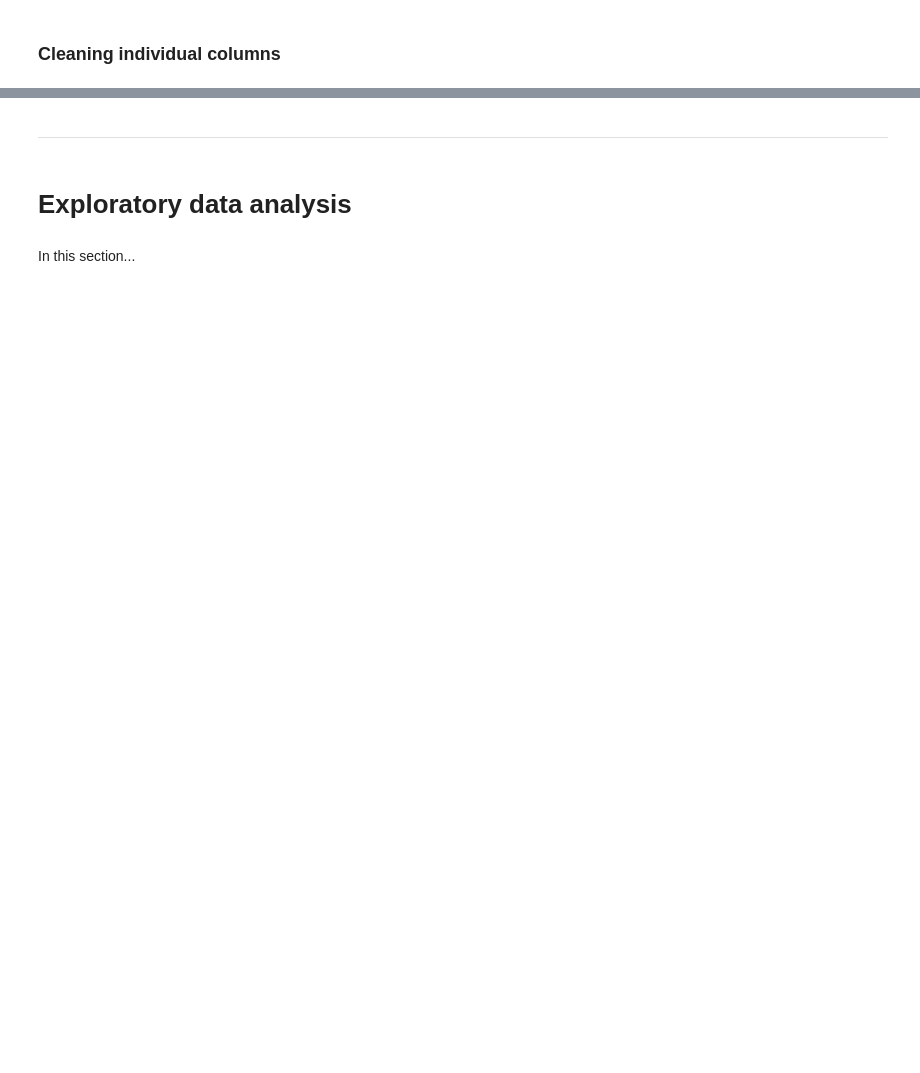
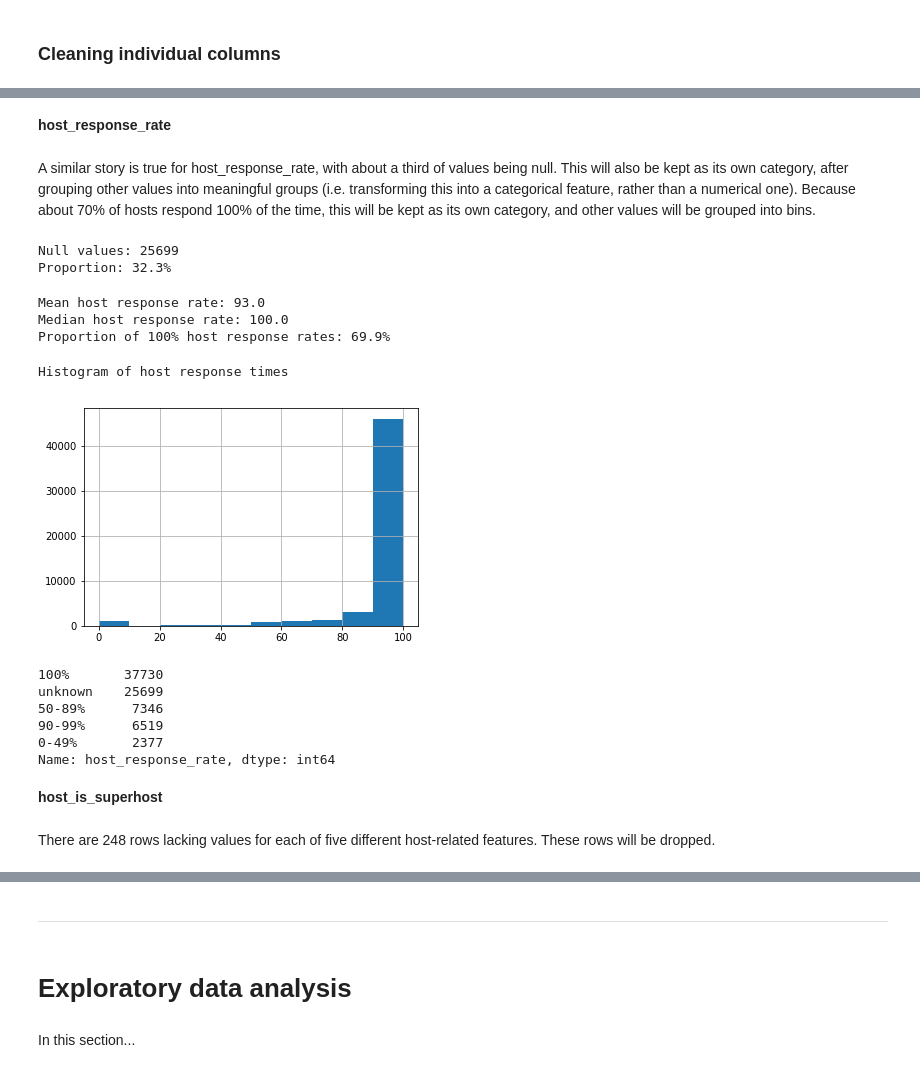
Before and after one commit to cbuie/Airbnb-neural-network-price-prediction, a Jupyter notebook: Airbnb-price-prediction.ipynb, the cells around one changed output, grey strips where cells are left out. Cells and saved outputs as stored; diff of their text form; code cells hidden in the pictures; blank space fills up the shorter version.

```diff
--- a/Airbnb-price-prediction.ipynb
+++ b/Airbnb-price-prediction.ipynb
@@ -225,0 +209,3 @@ df.head(3)
+# %%
+# Calculating the number of days
+df['host_days_active'] = (datetime(2019, 4, 9) - df.host_since).astype('timedelta64[D]')
@@ -225,0 +218,3 @@ df.head(3)
+# %%
+# Replacing null values with the median
+df.host_days_active.fillna(df.host_days_active.median(), inplace=True)
@@ -225,0 +255,2 @@ df.head(3)
+# %%
+df.host_response_time.fillna("unknown", inplace=True)
@@ -225,0 +266,27 @@ df.head(3)
+# %% [markdown]
+**host_response_rate**
+# %% [markdown]
+A similar story is true for host_response_rate, with about a third of values being null. This will also be kept as its own category, after grouping other values into meaningful groups (i.e. transforming this into a categorical feature, rather than a numerical one). Because about 70% of hosts respond 100% of the time, this will be kept as its own category, and other values will be grouped into bins.
+# %%
+print("Null values:", df.host_response_rate.isna().sum())
+print(f"Proportion: {round((df.host_response_rate.isna().sum()/len(df))*100, 1)}%")
+# %% [output]
+Null values: 25699
+Proportion: 32.3%
+# %%
+# Removing the % sign from the host_response_rate string and converting to an integer
+df.host_response_rate = df.host_response_rate.str[:-1].astype('float64')
+# %%
+print("Mean host response rate:", round(df['host_response_rate'].mean(),0))
+print("Median host response rate:", df['host_response_rate'].median())
+print(f"Proportion of 100% host response rates: {round(((df.host_response_rate == 100.0).sum()/df.host_response_rate.count())*100,1)}%")
+# %% [output]
+Mean host response rate: 93.0
+Median host response rate: 100.0
+Proportion of 100% host response rates: 69.9%
+# %%
+print("Histogram of host response times")
+df.host_response_rate.hist();
+# %% [output]
+Histogram of host response times
+[figure, added]
@@ -225,0 +296,20 @@ df.head(3)
+# %%
+# Converting to string
+df.host_response_rate = df.host_response_rate.astype('str')
+
+# Replace nulls with 'unknown'
+df.host_response_rate.replace('nan', 'unknown', inplace=True)
+
+# Category counts
+df.host_response_rate.value_counts()
+# %% [output]
+100%       37730
+unknown    25699
+50-89%      7346
+90-99%      6519
+0-49%       2377
+Name: host_response_rate, dtype: int64
+# %% [markdown]
+**host_is_superhost**
+# %% [markdown]
+There are 248 rows lacking values for each of five different host-related features. These rows will be dropped.
```
Also changed, not shown: parts of 49 cells of this notebook.
